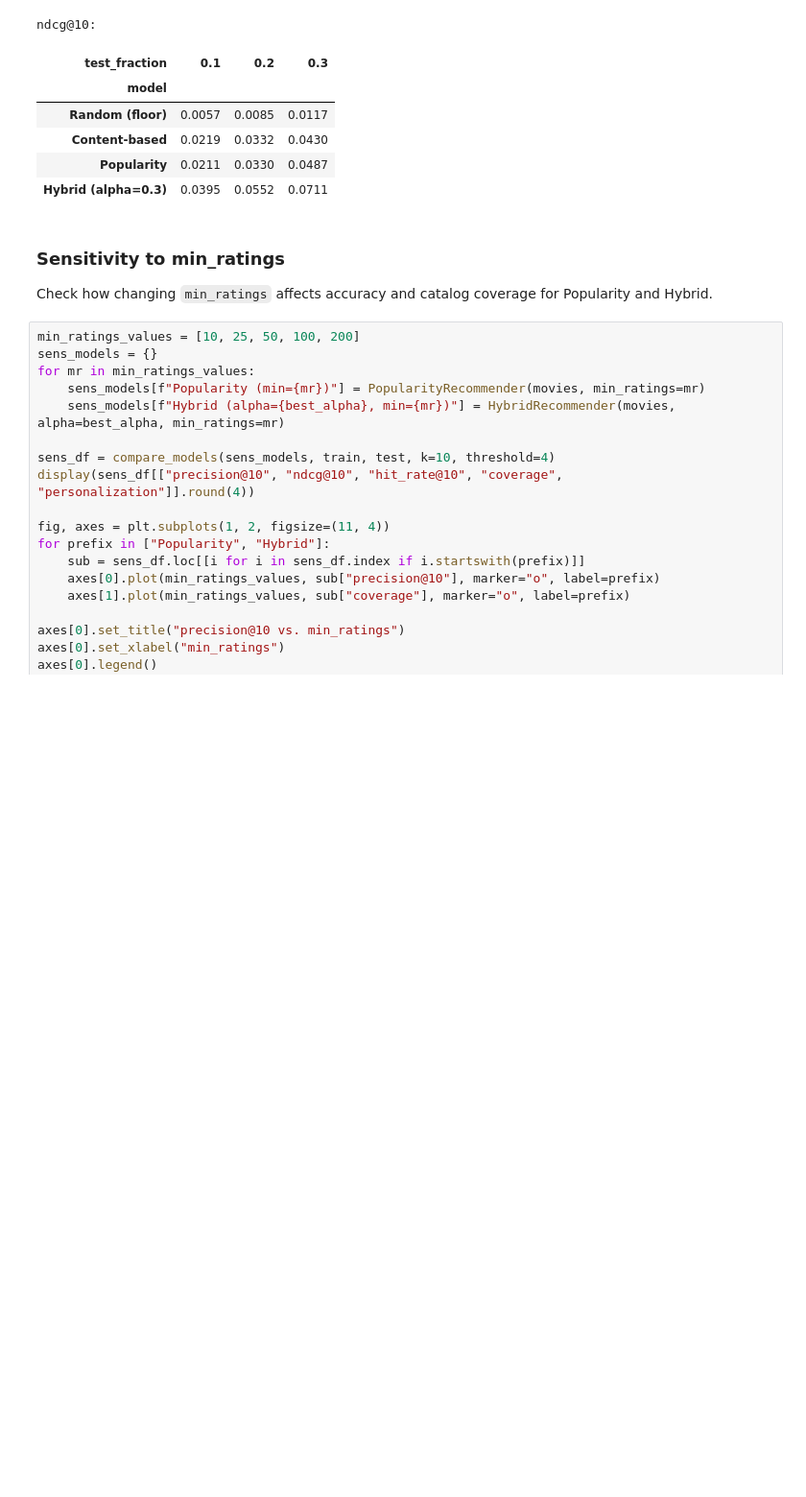
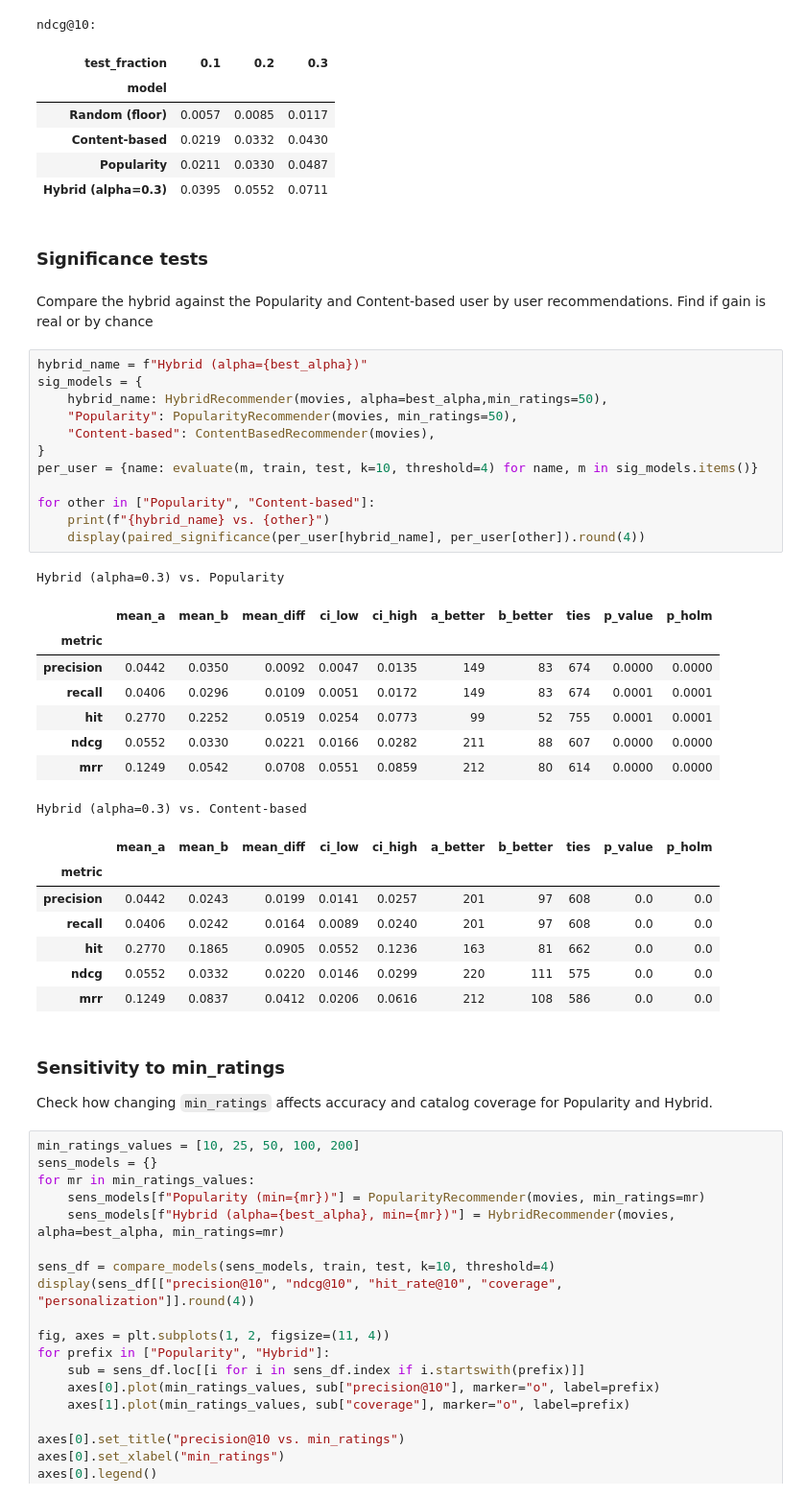
Before and after one commit to AdityaB2007/CSC3730-Group4, a Jupyter notebook: main.ipynb, the cells around one changed output. Shown at 96% size. Drawn from its saved outputs; the diff is of its cells as text; blank space fills up the shorter version.

Commit message:
feat(significance): added the significance tests to the notebook

```diff
--- a/main.ipynb
+++ b/main.ipynb
@@ -264,6 +266,39 @@ ndcg@10:
 | Content-based | 0.0219 | 0.0332 | 0.0430 |
 | Popularity | 0.0211 | 0.0330 | 0.0487 |
 | Hybrid (alpha=0.3) | 0.0395 | 0.0552 | 0.0711 |
+# %% [markdown]
+### Significance tests
+# %% [markdown]
+Compare the hybrid against the Popularity and Content-based user by user recommendations. Find if gain is real or by chance
+# %%
+hybrid_name = f"Hybrid (alpha={best_alpha})"
+sig_models = {
+    hybrid_name: HybridRecommender(movies, alpha=best_alpha,min_ratings=50),
+    "Popularity": PopularityRecommender(movies, min_ratings=50),
+    "Content-based": ContentBasedRecommender(movies),
+}
+per_user = {name: evaluate(m, train, test, k=10, threshold=4) for name, m in sig_models.items()}
+
+for other in ["Popularity", "Content-based"]:
+    print(f"{hybrid_name} vs. {other}")
+    display(paired_significance(per_user[hybrid_name], per_user[other]).round(4))
+# %% [output]
+Hybrid (alpha=0.3) vs. Popularity
+|  | mean_a | mean_b | mean_diff | ci_low | ci_high | a_better | b_better | ties | p_value | p_holm |
+| metric |  |  |  |  |  |  |  |  |  |  |
+| precision | 0.0442 | 0.0350 | 0.0092 | 0.0047 | 0.0135 | 149 | 83 | 674 | 0.0000 | 0.0000 |
+| recall | 0.0406 | 0.0296 | 0.0109 | 0.0051 | 0.0172 | 149 | 83 | 674 | 0.0001 | 0.0001 |
+| hit | 0.2770 | 0.2252 | 0.0519 | 0.0254 | 0.0773 | 99 | 52 | 755 | 0.0001 | 0.0001 |
+| ndcg | 0.0552 | 0.0330 | 0.0221 | 0.0166 | 0.0282 | 211 | 88 | 607 | 0.0000 | 0.0000 |
+| mrr | 0.1249 | 0.0542 | 0.0708 | 0.0551 | 0.0859 | 212 | 80 | 614 | 0.0000 | 0.0000 |
+Hybrid (alpha=0.3) vs. Content-based
+|  | mean_a | mean_b | mean_diff | ci_low | ci_high | a_better | b_better | ties | p_value | p_holm |
+| metric |  |  |  |  |  |  |  |  |  |  |
+| precision | 0.0442 | 0.0243 | 0.0199 | 0.0141 | 0.0257 | 201 | 97 | 608 | 0.0 | 0.0 |
+| recall | 0.0406 | 0.0242 | 0.0164 | 0.0089 | 0.0240 | 201 | 97 | 608 | 0.0 | 0.0 |
+| hit | 0.2770 | 0.1865 | 0.0905 | 0.0552 | 0.1236 | 163 | 81 | 662 | 0.0 | 0.0 |
+| ndcg | 0.0552 | 0.0332 | 0.0220 | 0.0146 | 0.0299 | 220 | 111 | 575 | 0.0 | 0.0 |
+| mrr | 0.1249 | 0.0837 | 0.0412 | 0.0206 | 0.0616 | 212 | 108 | 586 | 0.0 | 0.0 |
 # %% [markdown]
 ### Sensitivity to min_ratings
 
```
Also changed, not shown: parts of 4 cells of this notebook.
